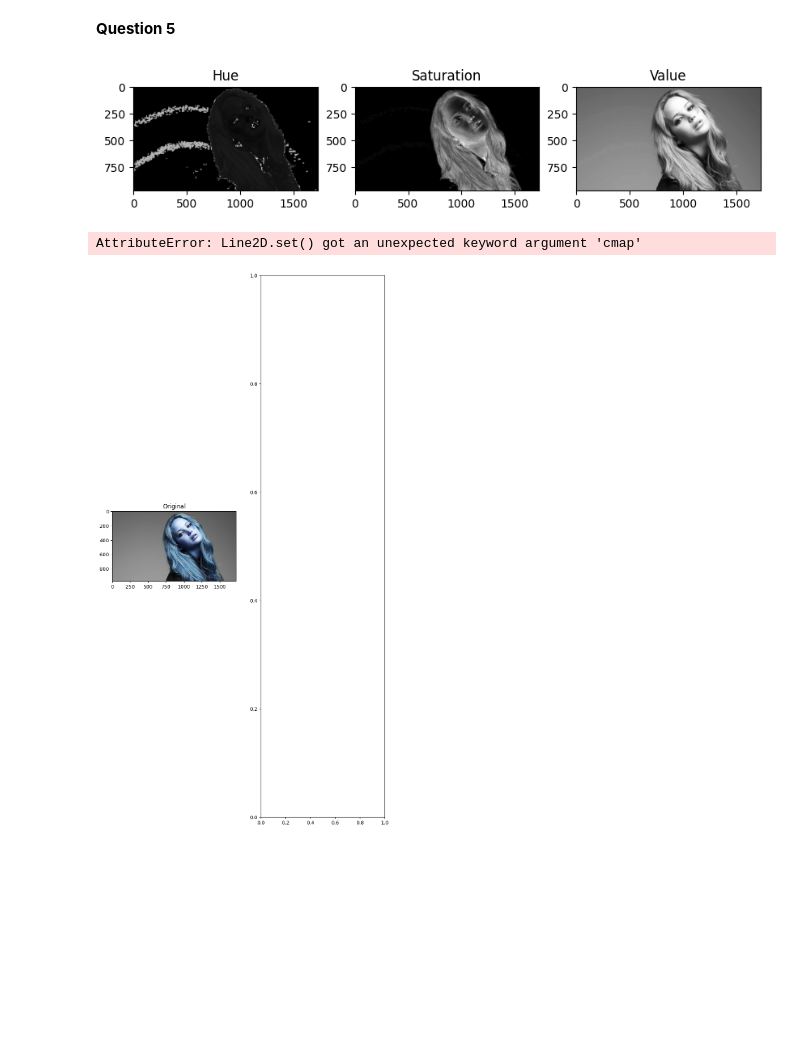
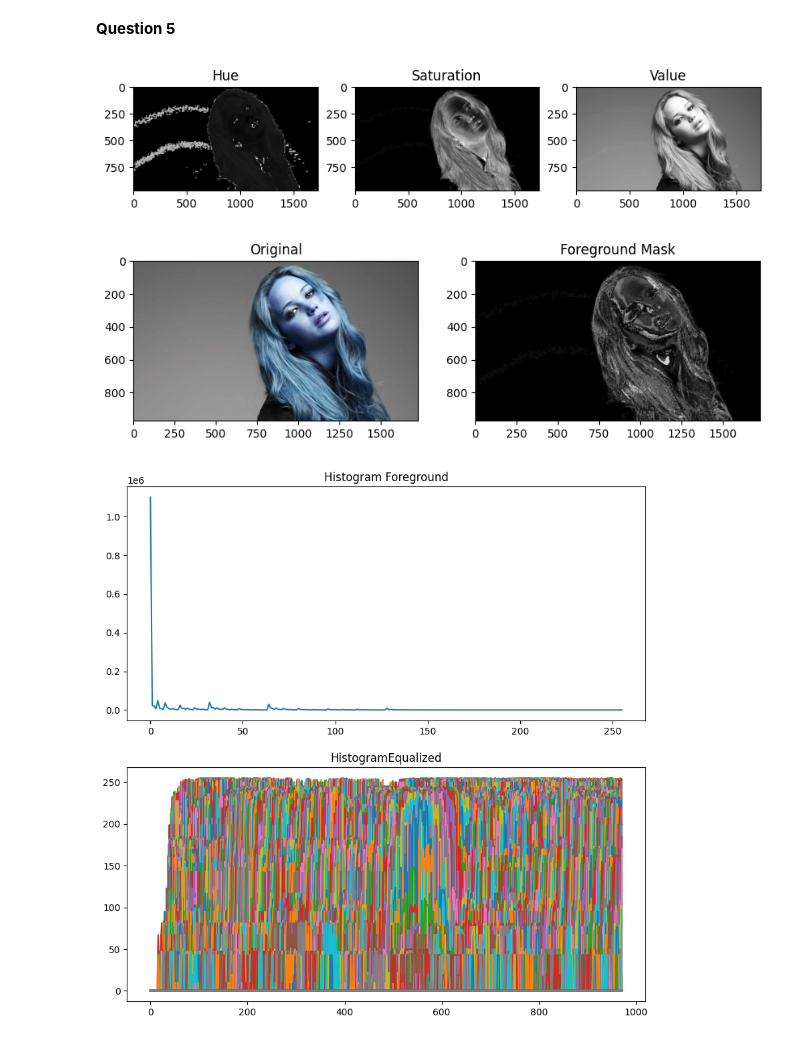
Before and after one commit to Abs-30/ImageProcessingAssignment, a Jupyter notebook: Test.ipynb, the cells around one changed output. Cells and saved outputs as stored; diff of their text form; code cells hidden in the pictures; blank space fills up the shorter version.

```diff
--- a/Test.ipynb
+++ b/Test.ipynb
@@ -338,39 +338,45 @@ plt.plot(g_h)
 # %%
 import cv2 as cv
 import matplotlib.pyplot as plt
 import numpy as np
 
 #not changed
 im = cv.imread('images/jeniffer.jpg', cv.IMREAD_COLOR)
 assert im is not None
 
 im1 = cv.cvtColor(im, cv.COLOR_BGR2HSV)
 h_img,s_img,v_img = cv.split(im1)
 
 fig, ax= plt.subplots(1,3, figsize=(10,20))
 ax[0].imshow(h_img, cmap="gray")
 ax[0].set_title('Hue')
 ax[1].imshow(s_img, cmap="gray")
 ax[1].set_title('Saturation')
 ax[2].imshow(v_img, cmap="gray")
 ax[2].set_title('Value')
 plt.show()
 
 bitwiseIm = cv.bitwise_and(s_img, v_img)
-im_h = cv.calcHist([bitwiseIm],[0],None,[256],[0,256])
+BTim_h = cv.calcHist([bitwiseIm],[0],None,[256],[0,256])
+
 
 fig, ax = plt.subplots(1,2, figsize=(10,20))
 ax[0].imshow(im, cmap="gray")
 ax[0].set_title("Original")
-ax[1].plot(bitwiseIm, cmap="gray")
-ax[1].set_title("histo Corrected")
+ax[1].imshow(bitwiseIm, cmap="gray")
+ax[1].set_title("Foreground Mask")
+plt.show()
 
-plt.imshow(bitwiseIm, cmap="gray")
+eh = cv.equalizeHist(bitwiseIm)
 
-plt.gca().set_title('Original Histogram')
-im_h = cv.calcHist([bitwiseIm],[0],None,[256],[0,256])
-plt.plot(im_h)
+cumulative_sum = np.cumsum(bitwiseIm)
+fig, ax = plt.subplots(2,1, figsize=(10,10))
+ax[0].plot(BTim_h)
+ax[0].set_title("Histogram Foreground")
+ax[1].plot(eh)
+ax[1].set_title("HistogramEqualized")
+plt.show()
 # %% [output]
 [figure]
-AttributeError: Line2D.set() got an unexpected keyword argument 'cmap'
-[figure, old version]
+[figure, new version]
+[figure, added]
```
